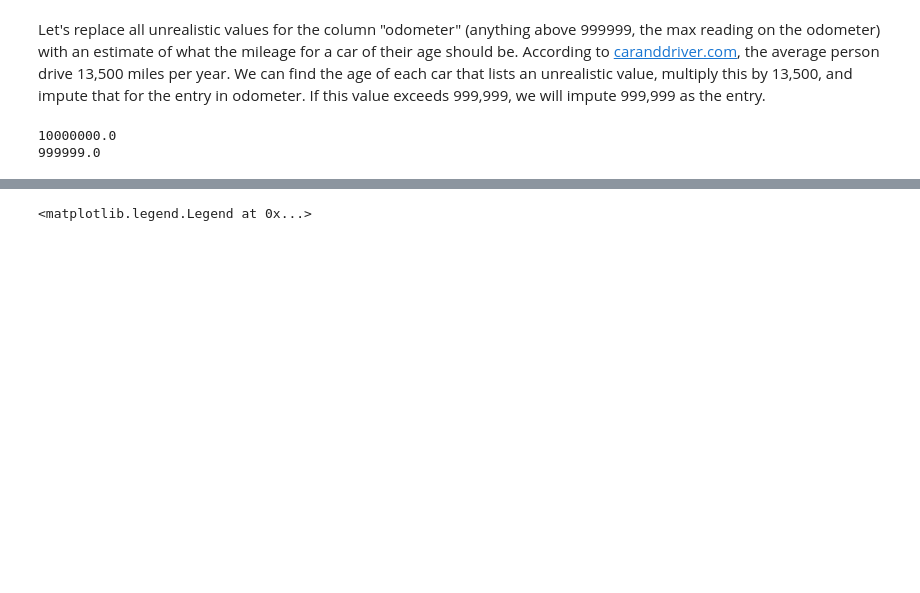
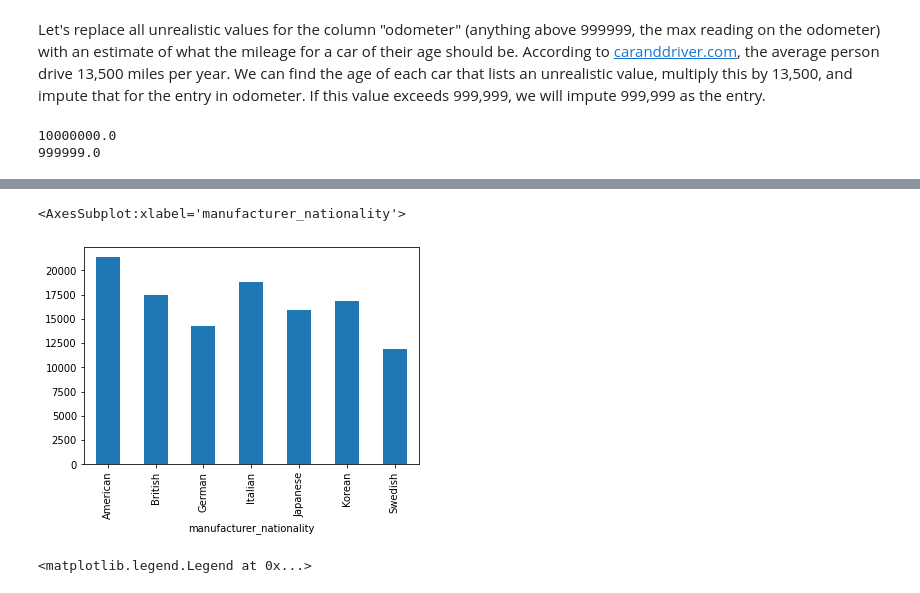
Before and after one commit to matthiasronnau/BANA-212-Final-Project, a Jupyter notebook: BANA-212 Final Project.ipynb, the cells around one changed output, grey strips where cells are left out. Cells and saved outputs as stored; diff of their text form; code cells hidden in the pictures; blank space fills up the shorter version.

```diff
--- a/BANA-212 Final Project.ipynb
+++ b/BANA-212 Final Project.ipynb
@@ -195,3 +219,9 @@ cars["manufacturer"].fillna("MISSING", inplace = True)
+# %%
+plt.figure(figsize = (10, 8))
+cars.loc[cars["manufacturer_nationality"] != "MISSING"].groupby("manufacturer_nationality")["price"].mean().plot.bar()
+# %% [output]
+<AxesSubplot:xlabel='manufacturer_nationality'>
+[figure, added]
 # %%
 colors = ["k", "b", "g", "m", "y", "y", "r", "r", "r", "r", "b", "r", "g", "g", "r", "r", "r", "r", "b", "c", "b", "m",
          "r", "c", "m", "b", "r", "b", "y", "r", "m", "b", "m", "b", "r", "y", "r", "m", "r", "b", "r", "b", "y", "w"]
```
Also changed, not shown: parts of 7 cells of this notebook.
